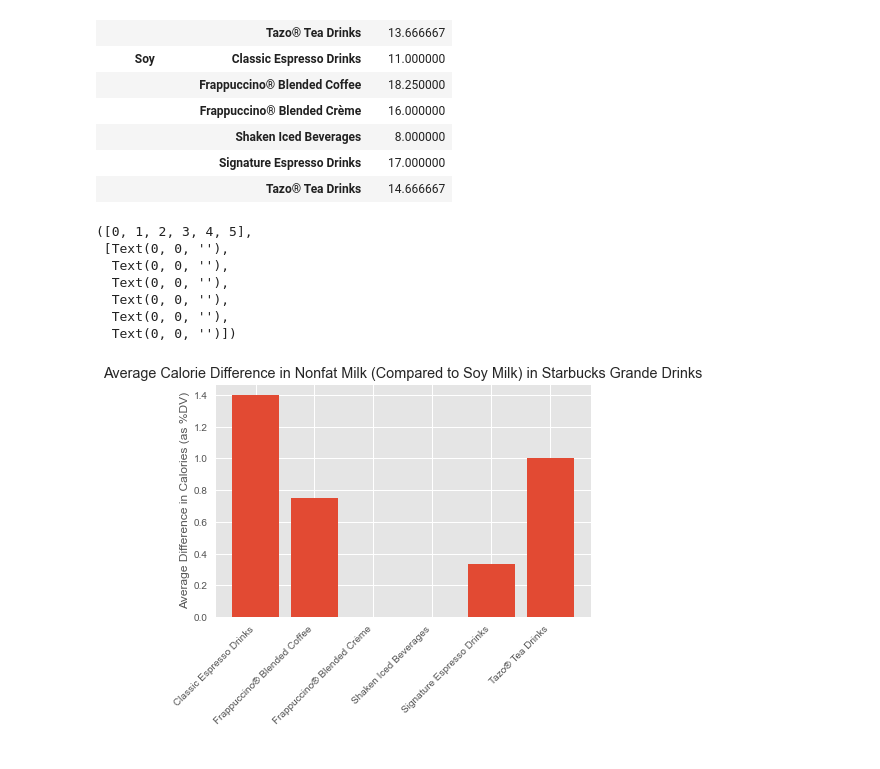
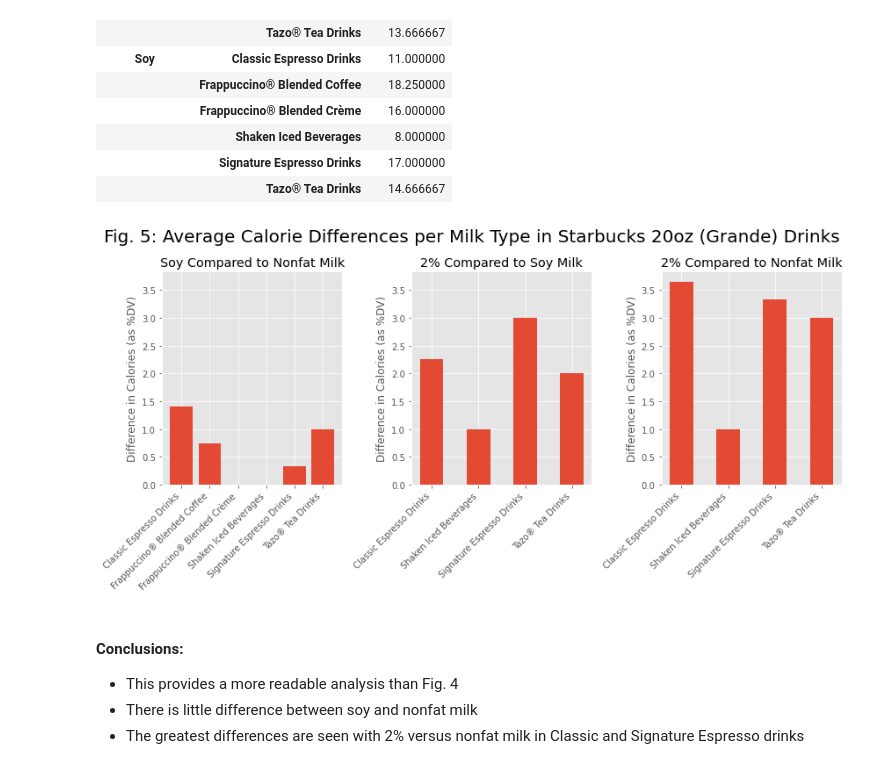
Before and after one commit to Ugi77/projects, a Jupyter notebook: NutritionAnalysisTour/desc_stats_pandas.ipynb, the cells around one changed output. Cells and saved outputs as stored; diff of their text form; code cells hidden in the pictures.

```diff
--- a/NutritionAnalysisTour/desc_stats_pandas.ipynb
+++ b/NutritionAnalysisTour/desc_stats_pandas.ipynb
@@ -266,5 +290,5 @@ plt.xticks(rotation = 45, ha ='right')
 # %%
-method2 = pd.pivot_table(venti_milk, index = ['milk_type', 'category'], values = 'calories_%dv')
+method2 = pd.pivot_table(method1, index = ['milk_type', 'category'], values = 'calories_%dv')
 method2
 # %% [output]
 |  |  | calories_%dv |
@@ -297,16 +322,48 @@ result.append(method2.loc["Soy", "Tazo® Tea Drinks"]["calories_%dv"] - method2.
+# %%
+# Calculate difference between 2% and Soy
+result2 = []
+result2.append(method2.loc["2%", "Classic Espresso Drinks"]["calories_%dv"] - method2.loc["Soy", "Classic Espresso Drinks"]["calories_%dv"])
+result2.append(method2.loc["2%", "Shaken Iced Beverages"]["calories_%dv"] - method2.loc["Soy", "Shaken Iced Beverages"]["calories_%dv"])
+result2.append(method2.loc["2%", "Signature Espresso Drinks"]["calories_%dv"] - method2.loc["Soy", "Signature Espresso Drinks"]["calories_%dv"])
+result2.append(method2.loc["2%", "Tazo® Tea Drinks"]["calories_%dv"] - method2.loc["Soy", "Tazo® Tea Drinks"]["calories_%dv"])
+# %%
+# Calculate difference between 2% and Nonfat
+result3 = []
+result3.append(method2.loc["2%", "Classic Espresso Drinks"]["calories_%dv"] - method2.loc["Nonfat", "Classic Espresso Drinks"]["calories_%dv"])
+result3.append(method2.loc["2%", "Shaken Iced Beverages"]["calories_%dv"] - method2.loc["Nonfat", "Shaken Iced Beverages"]["calories_%dv"])
+result3.append(method2.loc["2%", "Signature Espresso Drinks"]["calories_%dv"] - method2.loc["Nonfat", "Signature Espresso Drinks"]["calories_%dv"])
+result3.append(method2.loc["2%", "Tazo® Tea Drinks"]["calories_%dv"] - method2.loc["Nonfat", "Tazo® Tea Drinks"]["calories_%dv"])
 # %%
-x = ["Classic Espresso Drinks", "Frappuccino® Blended Coffee", "Frappuccino® Blended Crème", "Shaken Iced Beverages", "Signature Espresso Drinks", "Tazo® Tea Drinks"]
-plt.figure(figsize=(6,4))
-plt.bar(x, result)
-plt.title("Average Calorie Difference in Nonfat Milk (Compared to Soy Milk) in Starbucks Grande Drinks")
-plt.ylabel("Average Difference in Calories (as %DV)")
+x1 = ["Classic Espresso Drinks", "Frappuccino® Blended Coffee", "Frappuccino® Blended Crème", "Shaken Iced Beverages", "Signature Espresso Drinks", "Tazo® Tea Drinks"]
+x2 = ["Classic Espresso Drinks", "Shaken Iced Beverages", "Signature Espresso Drinks", "Tazo® Tea Drinks"]
+
+plt.style.use('ggplot')
+plt.figure(figsize=(12, 6))
+plt.suptitle("Fig. 5: Average Calorie Differences per Milk Type in Starbucks 20oz (Grande) Drinks", fontsize = 20)
+
+ax = plt.subplot(1,3,1)
+plt.title("Soy Compared to Nonfat Milk")
+plt.bar(x1, result1)
+plt.ylabel("Difference in Calories (as %DV)")
 plt.xticks(rotation = 45, ha ='right')
+
+plt.subplot(1,3,2, sharey=ax)
+plt.title("2% Compared to Soy Milk")
+plt.bar(x2, result2, width = 0.5)
+plt.ylabel("Difference in Calories (as %DV)")
+plt.xticks(rotation = 45, ha ='right')
+
+plt.subplot(1,3,3, sharey=ax)
+plt.title("2% Compared to Nonfat Milk")
+plt.bar(x2, result3, width = 0.5)
+plt.ylabel("Difference in Calories (as %DV)")
+plt.xticks(rotation = 45, ha ='right')
+
+plt.tight_layout()
 # %% [output]
-([0, 1, 2, 3, 4, 5],
- [Text(0, 0, ''),
-  Text(0, 0, ''),
-  Text(0, 0, ''),
-  Text(0, 0, ''),
-  Text(0, 0, ''),
-  Text(0, 0, '')])
-[figure, old version]
+[figure, new version]
+# %% [markdown]
+#### Conclusions:
++ This provides a more readable analysis than Fig. 4
++ There is little difference between soy and nonfat milk
++ The greatest differences are seen with 2% versus nonfat milk in Classic and Signature Espresso drinks
```
Also changed, not shown: parts of 11 cells of this notebook.
